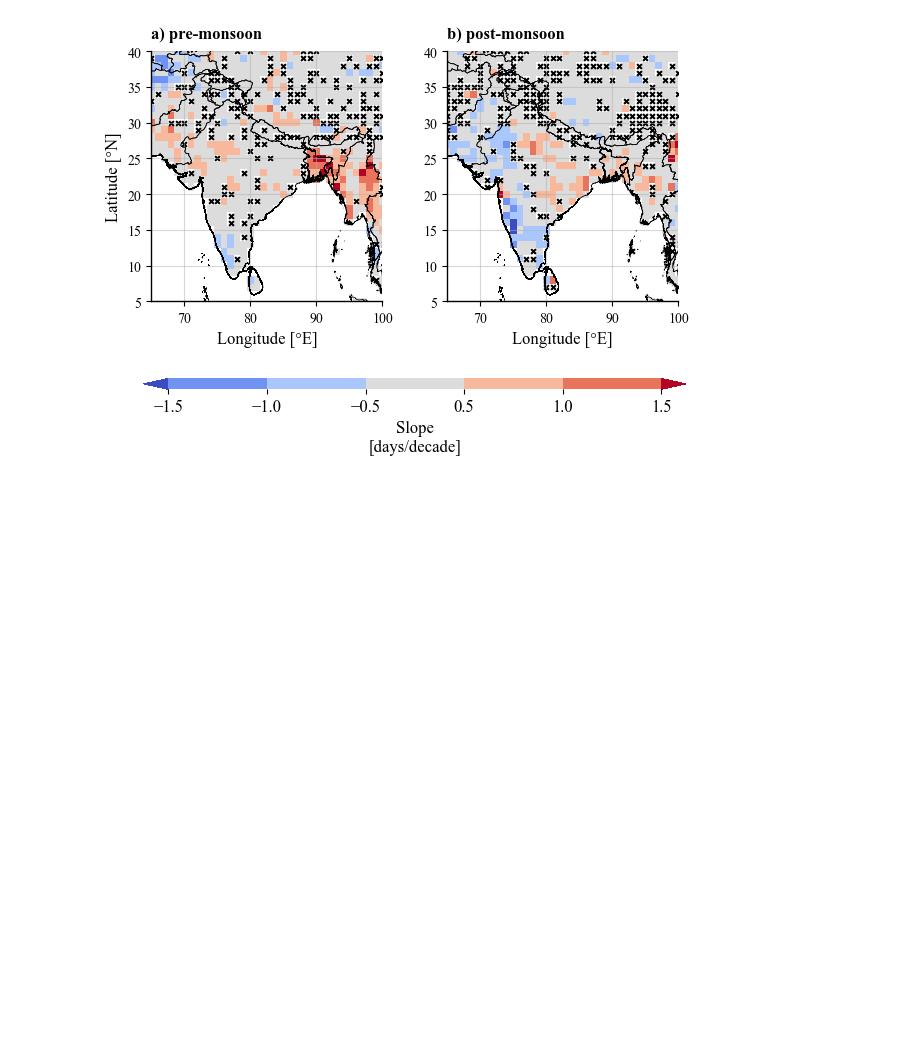
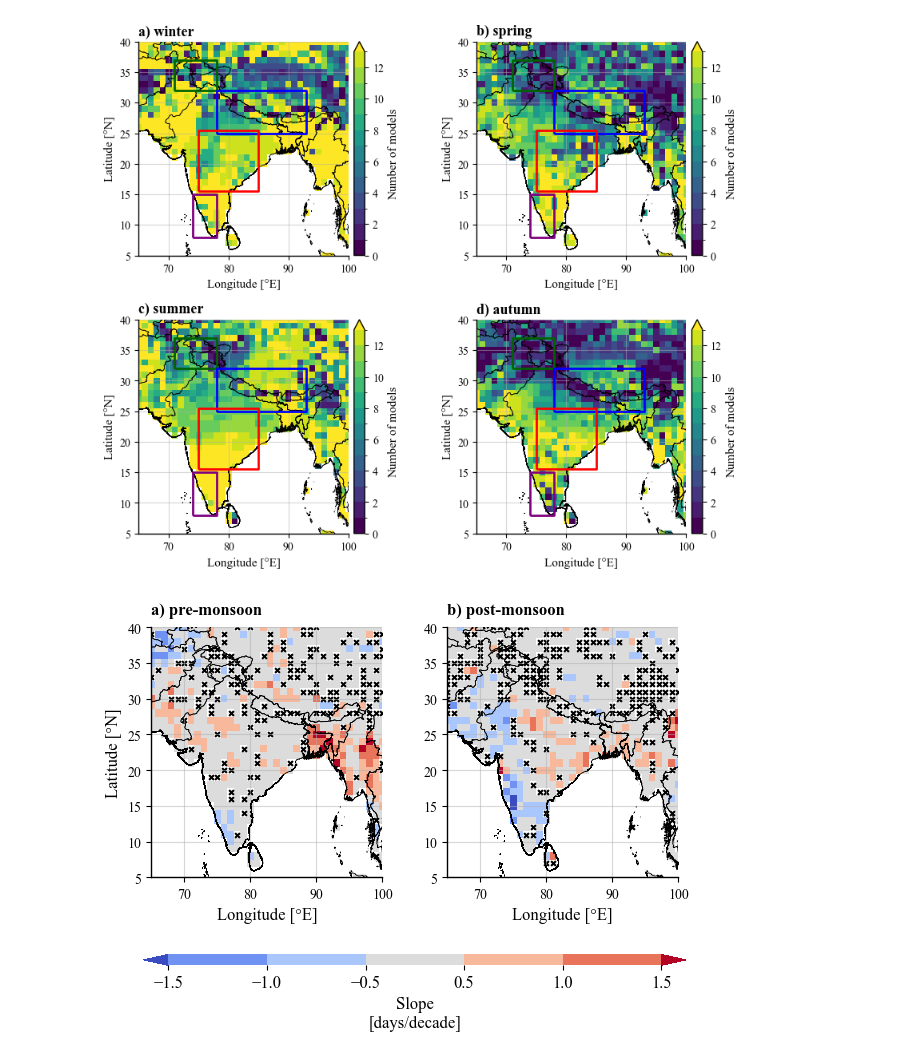
Before and after one commit to JGrassi97/XSeas, a Jupyter notebook: paper/04_lenghts.ipynb, the cells around one changed output. Saved outputs shown, nothing was run; the diff lists cells and outputs as text; code cells hidden in the pictures; blank space fills up the shorter version.

```diff
--- a/paper/04_lenghts.ipynb
+++ b/paper/04_lenghts.ipynb
@@ -252,3 +257,9 @@ def figure_slope_map_double_mod(dat, season_st_list, f1, names=['monsoon', 'wint
 # %%
 dat, _, nnull = load_and_clip('boundary')
 _, f1, precision, recall = load_and_clip_performance('boundary')
+# %%
+m = dat.mean(['model','time']).predictions
+# %%
+# Mask where m is nan
+mask = xr.ufuncs.isnan(m)
+mask
@@ -254,0 +279,74 @@ _, f1, precision, recall = load_and_clip_performance('boundary')
+# %%
+import geopandas as gpd
+import rioxarray
+import numpy as np
+import matplotlib.pyplot as plt
+
+# --- setup figure
+fig, axs = plt.subplots(2, 2, figsize=(10, 8))
+plt.subplots_adjust(hspace=0.3)
+
+# --- leggi shapefile delle regioni una sola volta
+hkk = gpd.read_file(SHAPEFILES_PATH / 'HKK.gpkg')
+him = gpd.read_file(SHAPEFILES_PATH / 'him.gpkg')
+sw = gpd.read_file(SHAPEFILES_PATH / 'southwest_india.gpkg')
+ci = gpd.read_file(SHAPEFILES_PATH / 'central_india.gpkg')
+
+regions = {
+    "HKK": hkk,
+    "HIM": him,
+    "CI": ci,
+    "SW": sw
+}
+
+for season_st, names, ax in zip([0, 1, 2, 3],
+                                ['a) winter', 'b) spring', 'c) summer', 'd) autumn'],
+                                axs.flatten()):
+
+    ssme, significant_pixels = build_ssme(f1, season_st, dat)
+    s = significant_pixels.sum('model').where(~mask)
+
+    s.plot(ax=ax, vmin=0, vmax=13, add_colorbar=False, cmap='viridis', levels=14, extend='max')
+
+    ax.set_title(' ')
+    ax.set_title(names, loc='left', fontsize=13, fontweight='bold')
+    ax.set_xlabel('Longitude [°E]', fontsize=11)
+    ax.set_ylabel('Latitude [°N]', fontsize=11)
+    ax.spines['top'].set_visible(False)
+    ax.spines['right'].set_visible(False)
+
+    # --- Colorbar
+    cbar = plt.colorbar(ax.collections[0], ax=ax, orientation='vertical', pad=0.02, aspect=20)
+    cbar.ax.tick_params(labelsize=10)
+    cbar.ax.set_ylabel('Number of models', fontsize=11)
+
+    # --- confini India e regioni
+    boundary.boundary.plot(ax=ax, color='black', lw=0.5)
+    hkk.boundary.plot(ax=ax, color='darkgreen', lw=2, label='Hindu Kush Karakoram')
+    him.boundary.plot(ax=ax, color='blue', lw=2, label='Himalayas')
+    ci.boundary.plot(ax=ax, color='red', lw=2, label='Central India')
+    sw.boundary.plot(ax=ax, color='purple', lw=2, label='Southwest India')
+
+    # --- limiti e griglia
+    ax.set_xlim(65, 100)
+    ax.set_ylim(5, 40)
+    ax.grid(True, alpha=0.5)
+
+    # --- Calcolo statistiche per ciascuna regione
+    print(f"\n=== {names.upper()} ===")
+    for region_name, gdf in regions.items():
+        # maschera area regione
+        mask_region = s.rio.clip(gdf.geometry, drop=False, invert=False)
+        values = mask_region.values.flatten()
+        values = values[~np.isnan(values)]
+
+        if len(values) > 0:
+            mean_val = np.median(values)
+            std_val = np.std(values)
+
+            print(f"{region_name}: mean={mean_val:.2f}, std={std_val:.2f}, n={len(values)}")
+        else:
+            print(f"{region_name}: no data")
+
+fig.savefig(SUPP_FIGURES_DIR / 'ssme_size.png', dpi=300, bbox_inches='tight')
+# %% [output]
@@ -255,3 +370,4 @@ _, f1, precision, recall = load_and_clip_performance('boundary')
+[figure, added]
 # %%
 fig, axs = figure_slope_map_double_mod(dat, [1,3], f1, ['pre-monsoon', 'post-monsoon'])
 s_trend_path = SUPP_FIGURES_DIR / 'spatial_trends_supplementary.png'
```
Also changed, not shown: parts of 5 cells of this notebook, 2 other files.
